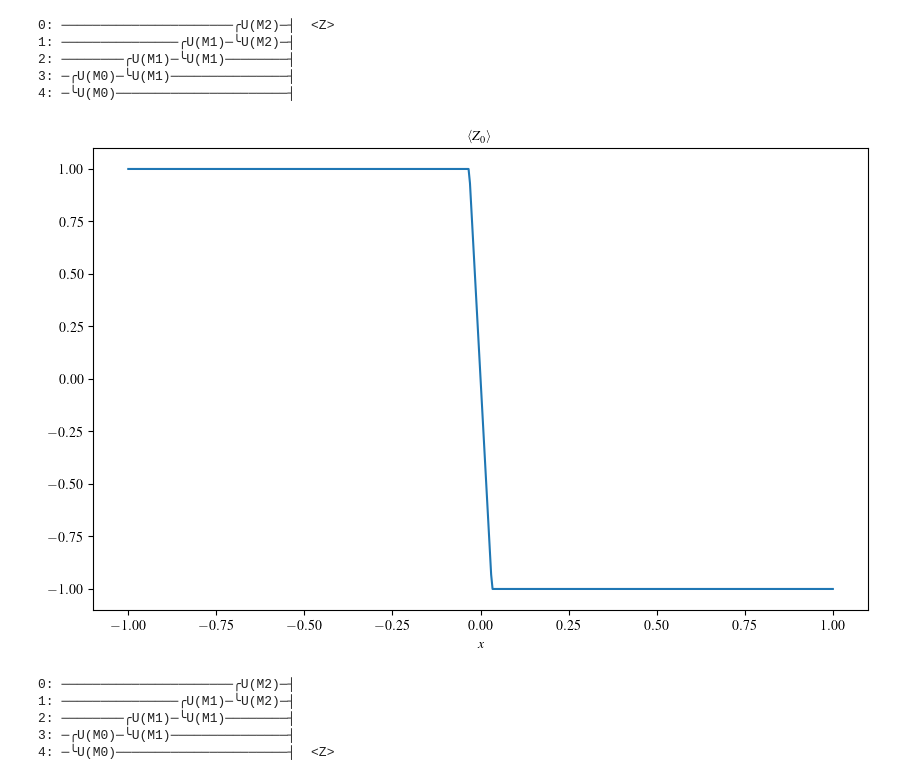
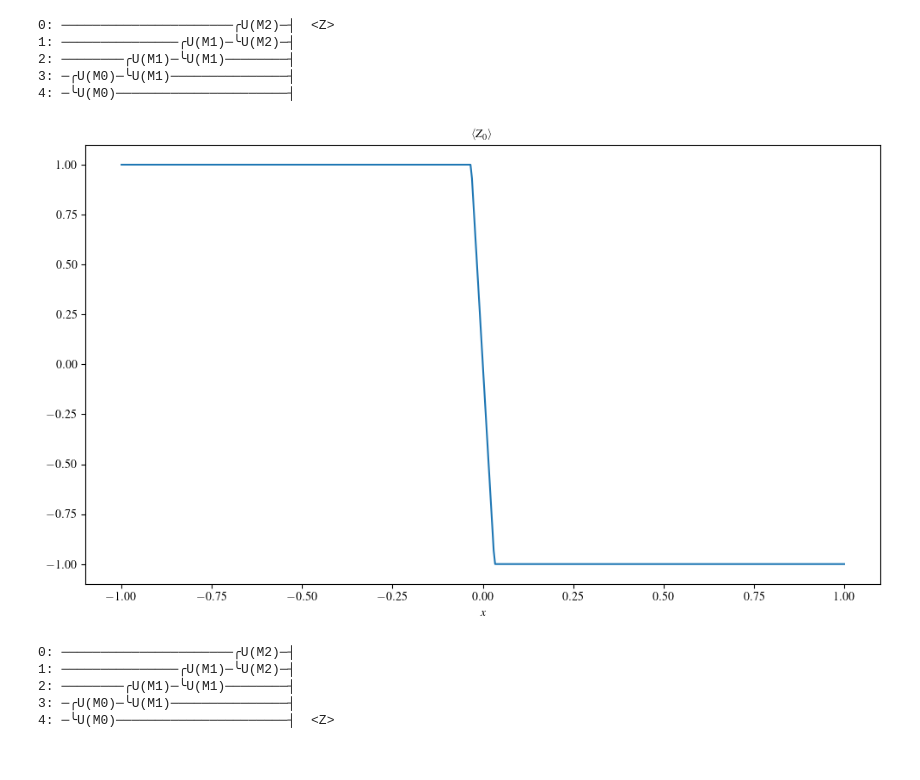
Before and after one commit to MazenAli/PPTNQFE_Examples, a Jupyter notebook: regression.ipynb, the cells around one changed output. Drawn from its saved outputs; the diff is of its cells as text; code cells hidden in the pictures.

```diff
--- a/regression.ipynb
+++ b/regression.ipynb
@@ -82,16 +82,17 @@ print(drawer(x))
 # %%
 num_pnts = 500
 xvals = torch.linspace(-1.0, 1.0, num_pnts).unsqueeze(-1)
 yvals = model(xvals)
 
 plt.figure(figsize=(10, 6))
 plt.plot(xvals, yvals)
 plt.xlabel('$x$')
 plt.title("$\langle Z_0\\rangle$")
+plt.tight_layout()
 plt.savefig('./figures/z0.pdf', format='pdf', bbox_inches='tight')
 plt.show()
 # %% [output]
-[figure, old version]
+[figure, new version]
 # %%
 obs = qml.PauliZ(num_qubits-1)
 model = MeasurementLayer(embed, observables=obs, measurement_type=MeasurementType.Expectation)
```
Also changed, not shown: parts of 25 cells of this notebook, 16 other files.
